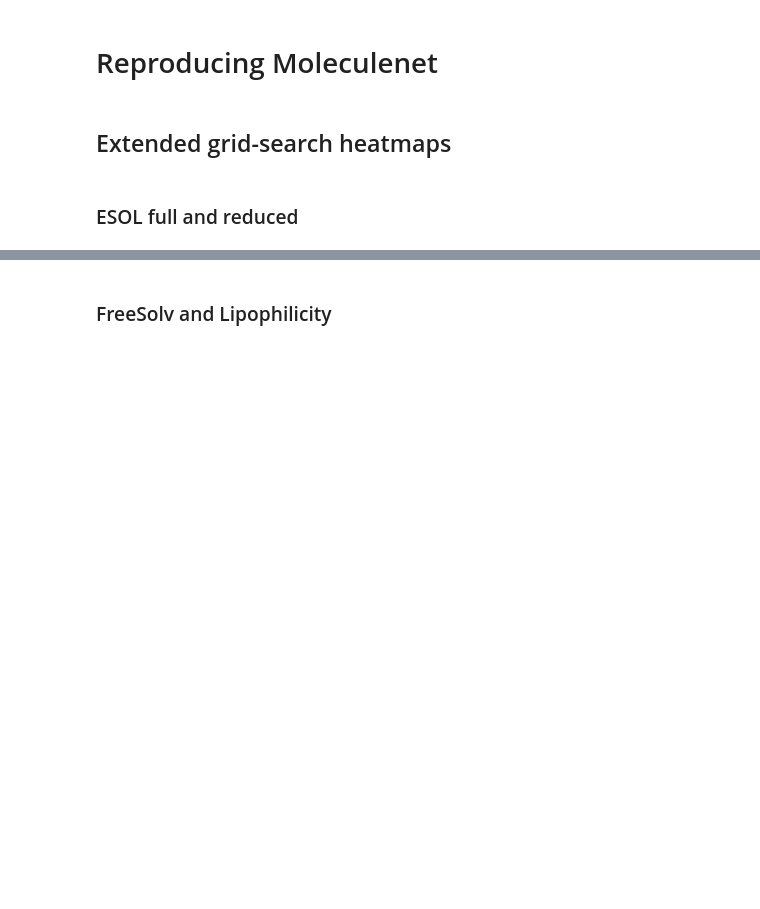
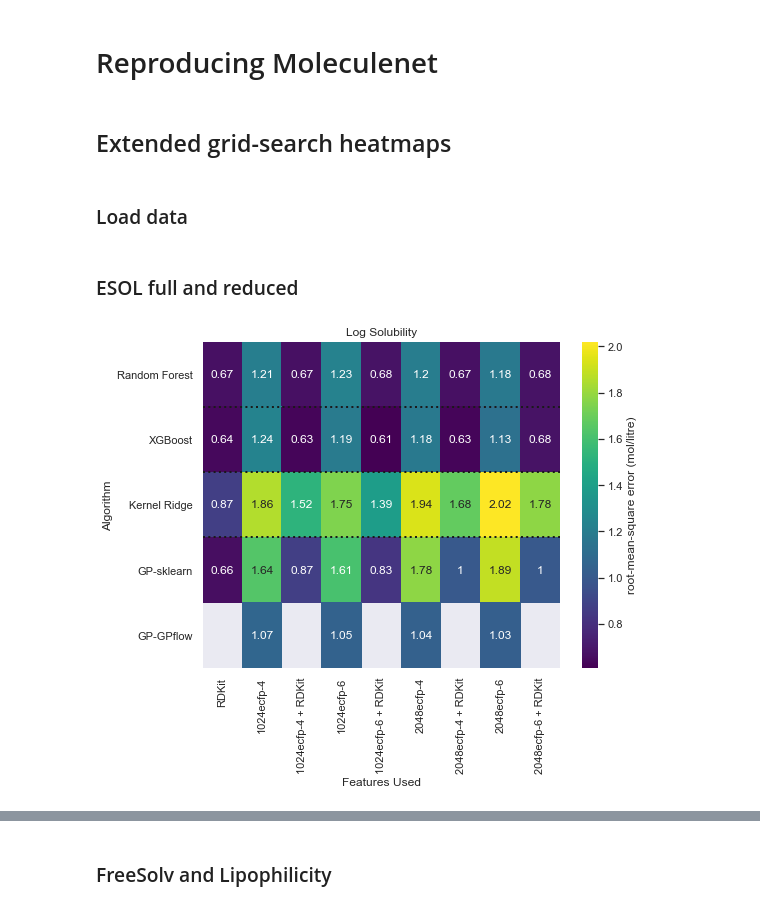
Before and after one commit to GeorgeBatch/moleculenet, a Jupyter notebook: notebooks/all_plots.ipynb, the cells around one changed output, grey strips where cells are left out. Saved outputs shown, nothing was run; the diff lists cells and outputs as text; code cells hidden in the pictures; blank space fills up the shorter version.

```diff
--- a/notebooks/all_plots.ipynb
+++ b/notebooks/all_plots.ipynb
@@ -91,5 +113,23 @@ plt.show()
 # Reproducing Moleculenet
 # %% [markdown]
 ## Extended grid-search heatmaps
+# %%
+split = 'test' # will load test or validation set to plot heatmaps
+assert split in ['val', 'test']
+
+metric = 'RMSE'
+assert metric in metrics_to_labels
+# %% [markdown]
+### Load data
+# %%
+esol_full = pd.read_csv(f'../tables/esol_{smile_type}_{grid_search_type}_full_combined_{split}_{metric}_model_x_featureset_heatmap_df.csv', index_col=0)
+esol_reduced = pd.read_csv(f'../tables/esol_{smile_type}_{grid_search_type}_reduced_combined_{split}_{metric}_model_x_featureset_heatmap_df.csv', index_col=0)
+
+freesolv_full = pd.read_csv(f'../tables/freesolv_{smile_type}_{grid_search_type}_full_combined_{split}_{metric}_model_x_featureset_heatmap_df.csv', index_col=0)
+lipophilicity_full = pd.read_csv(f'../tables/lipophilicity_{smile_type}_{grid_search_type}_full_combined_{split}_{metric}_model_x_featureset_heatmap_df.csv', index_col=0)
 # %% [markdown]
 ### ESOL full and reduced
+# %%
+plot_algorithm_dataset_comparison_heatmap(esol_full, dataset='esol', metric=metric)
+# %% [output]
+[figure, added]
```
Also changed, not shown: parts of 10 cells of this notebook.
